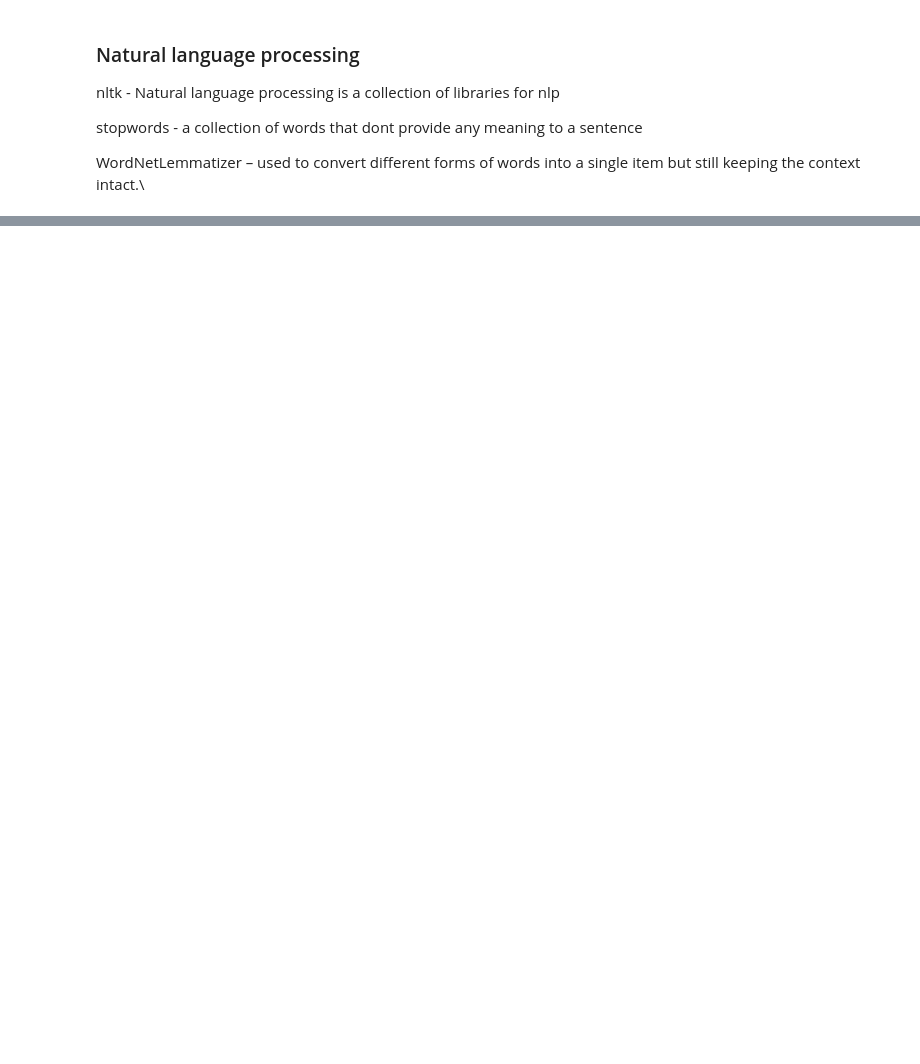
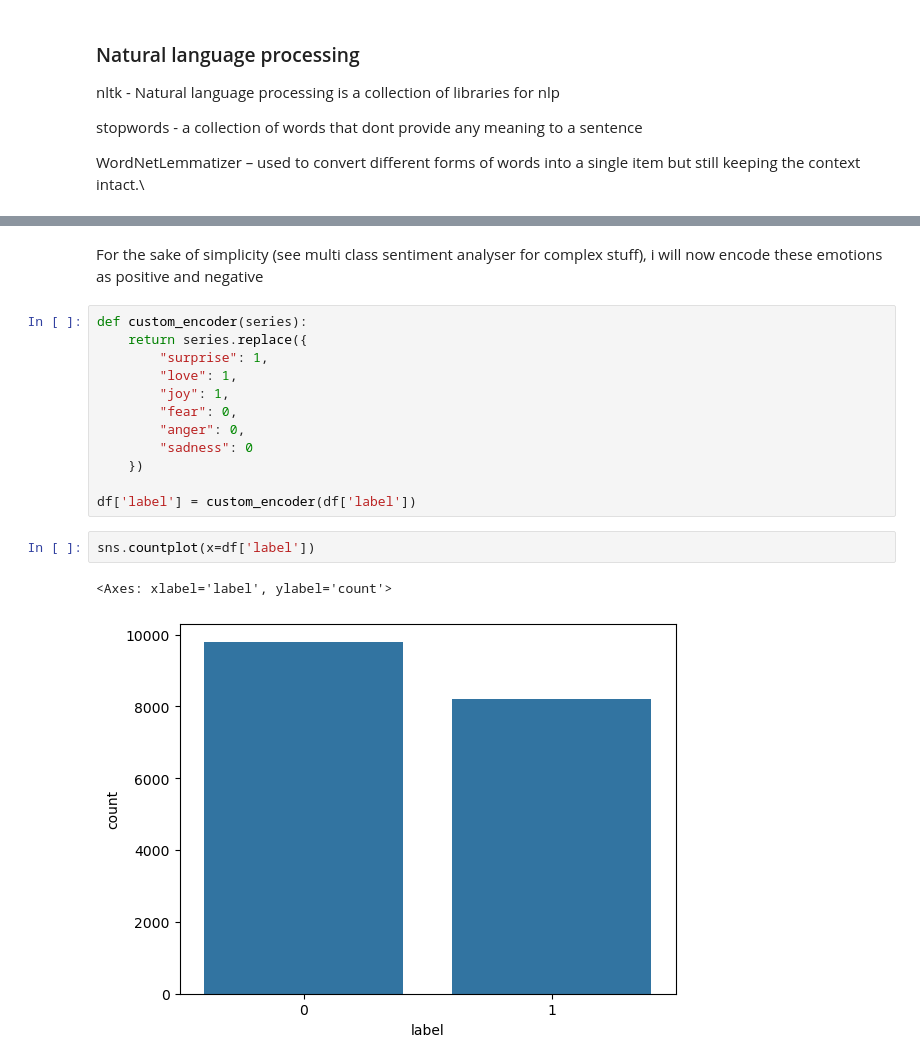
Before and after one commit to houleux/sentiment-analysis, a Jupyter notebook: sentiment-analyser.ipynb, the cells around one changed output, grey strips where cells are left out. Cells and saved outputs as stored; diff of their text form; blank space fills up the shorter version.

```diff
--- a/sentiment-analyser.ipynb
+++ b/sentiment-analyser.ipynb
@@ -26,0 +74,19 @@ from nltk.stem import WordNetLemmatizer
+# %% [markdown]
+For the sake of simplicity (see multi class sentiment analyser for complex stuff), i will now encode these emotions as positive and negative
+# %%
+def custom_encoder(series):
+    return series.replace({
+        "surprise": 1,
+        "love": 1,
+        "joy": 1,
+        "fear": 0,
+        "anger": 0,
+        "sadness": 0
+    })
+
+df['label'] = custom_encoder(df['label'])
+# %%
+sns.countplot(x=df['label'])
+# %% [output]
+<Axes: xlabel='label', ylabel='count'>
+[figure, added]
```
Also changed, not shown: parts of 30 cells of this notebook.
